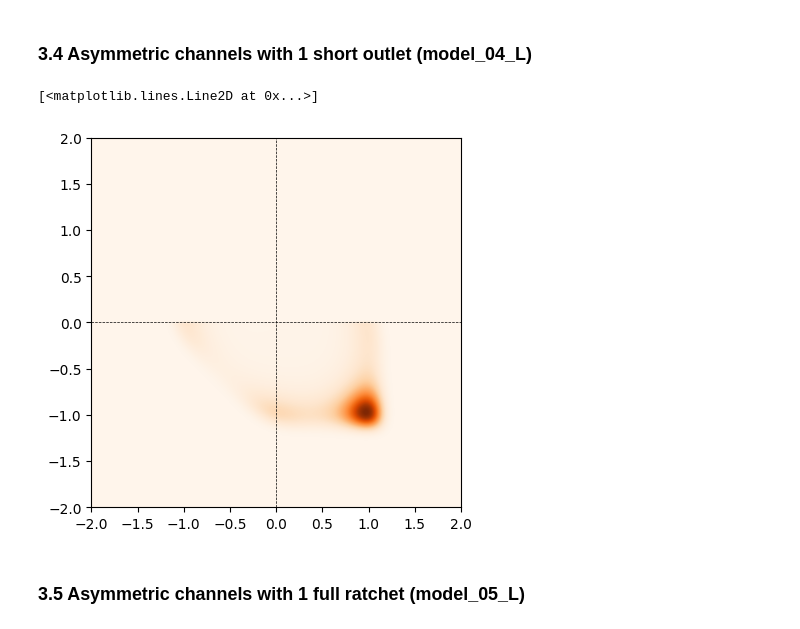
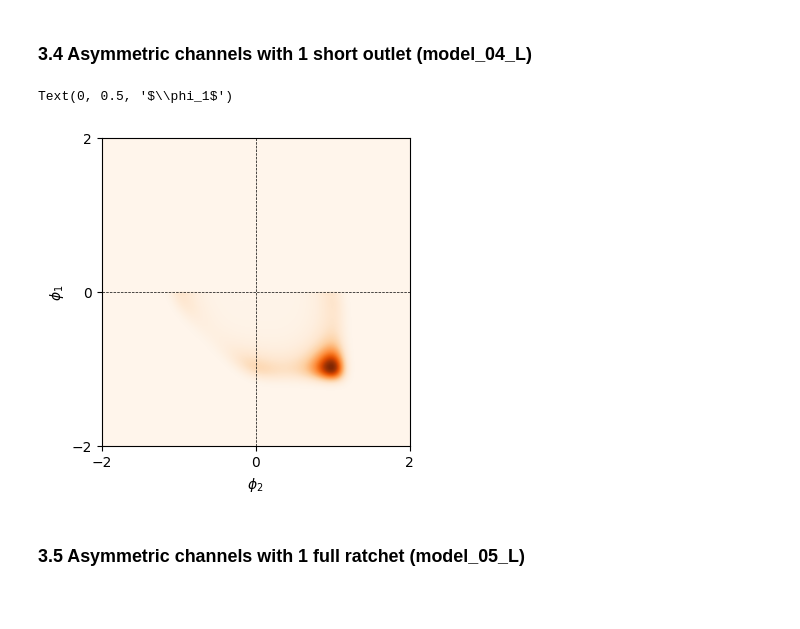
Before and after one commit to ZLoverty/AN, a Jupyter notebook: Code/energy landscape.ipynb, the cells around one changed output. Saved outputs shown, nothing was run; the diff lists cells and outputs as text; code cells hidden in the pictures; blank space fills up the shorter version.

```diff
--- a/Code/energy landscape.ipynb
+++ b/Code/energy landscape.ipynb
@@ -154,23 +154,29 @@ plt.plot([0, 0], [-lim, lim], ls="--", lw=0.5, color="black")
 # %%
 lim = 2
 num_points = 100
 phi1 = np.linspace(-lim, lim, num_points)
 phi2 = np.linspace(-lim, lim, num_points)
 # phi3 = np.linspace(-lim, lim)
 D = np.array([-1, -1, -1])
 a = 10 # lambda
 b = 1 # mu
 H = np.zeros((len(phi1), len(phi2)))
+
+fig, ax = plt.subplots(figsize=(4, 4), dpi=100)
 for i, p1 in enumerate(phi1):
     for j, p2 in enumerate(phi2):
         p3 = - p1 - p2
         H[i, j] = a * (3*flow_potential(p1, type="v6") + 3*flow_potential(p2, type="v6") + flow_potential(p3, type="v6")) + 1/2 * b * np.sum((D * np.array([p1, p2, p3]))**2) + 1/2 * b * np.sum((p1+1)**2) + h_diode(p1, -1)
 plt.imshow(np.exp(-H), origin="lower", extent=(-lim, lim, -lim, lim), cmap="Oranges", interpolation="spline16")
 plt.plot([-lim, lim], [0, 0], ls="--", lw=0.5, color="black")
 plt.plot([0, 0], [-lim, lim], ls="--", lw=0.5, color="black")
+ax.set_xticks([-2, 0, 2])
+ax.set_yticks([-2, 0, 2])
+ax.set_xlabel("$\phi_2$")
+ax.set_ylabel("$\phi_1$")
 # %% [output]
-[<matplotlib.lines.Line2D at 0x...>]
+Text(0, 0.5, '$\\phi_1$')
-[figure, old version]
+[figure, new version]
 # %% [markdown]
 ### 3.5 Asymmetric channels with 1 full ratchet (model_05_L)
 # %%
```
Also changed, not shown: parts of 3 cells of this notebook.
